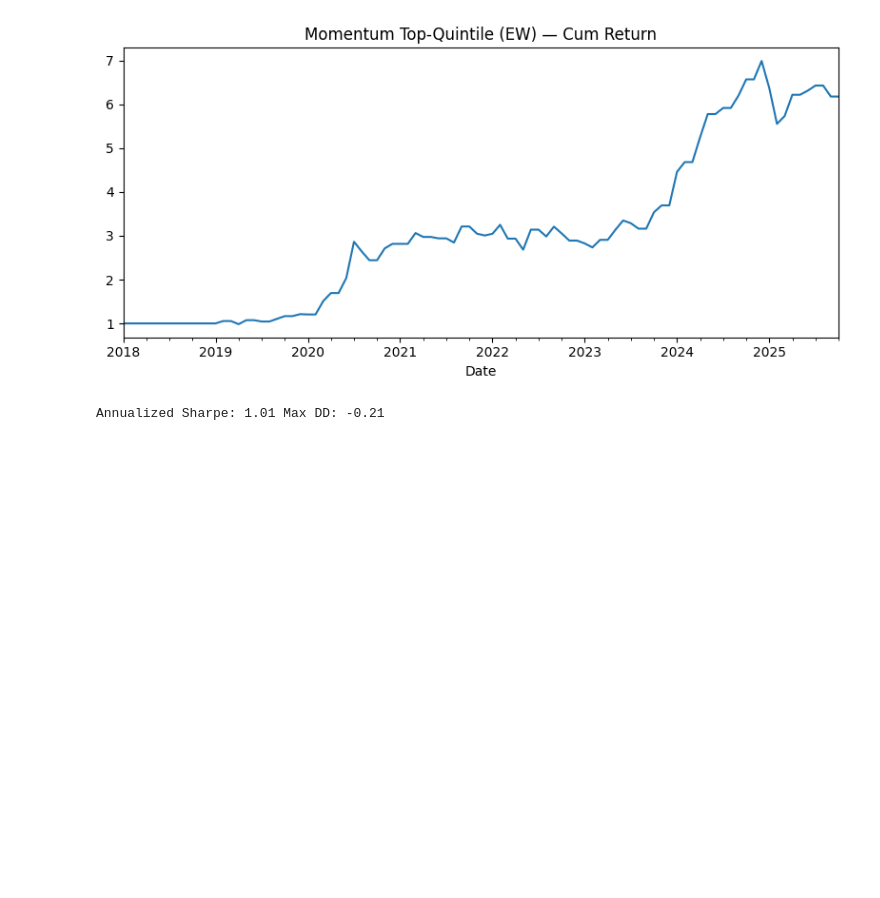
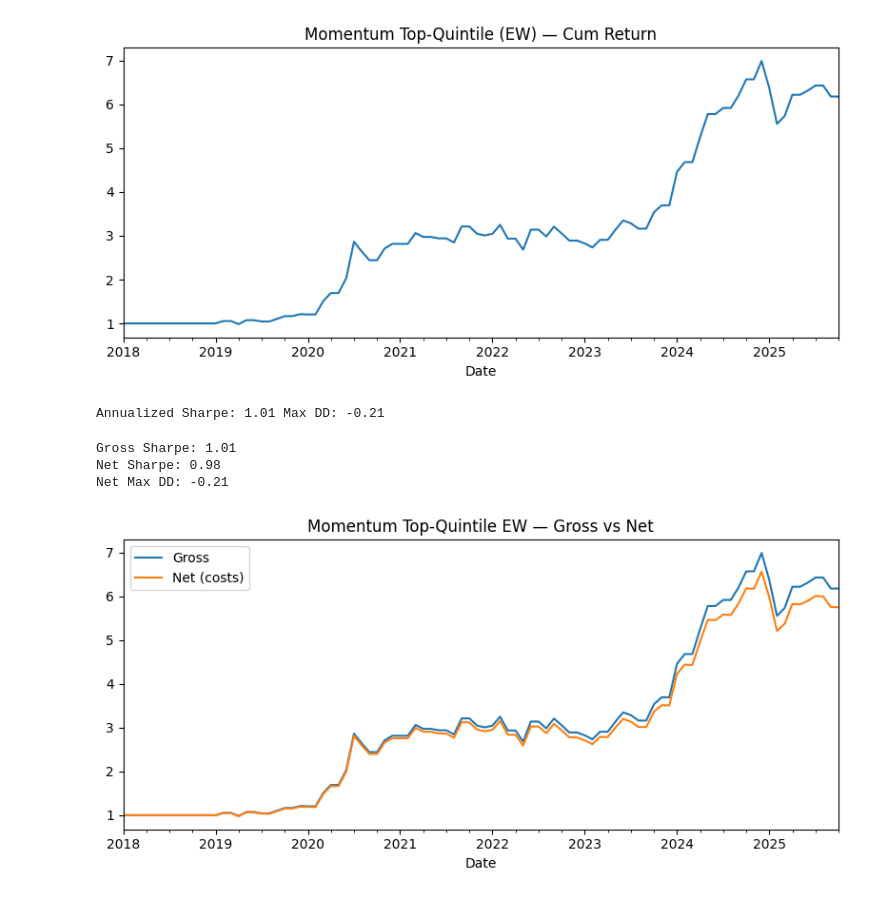
Before and after one commit to aarushburra123/quant-projects-2025, a Jupyter notebook: notebooks/02_factor_backtest.ipynb, the cells around one changed output. Drawn from its saved outputs; the diff is of its cells as text; code cells hidden in the pictures; blank space fills up the shorter version.

Commit message:
created top_quintile gross notebook

```diff
--- a/notebooks/02_factor_backtest.ipynb
+++ b/notebooks/02_factor_backtest.ipynb
@@ -38,0 +43,33 @@ Annualized Sharpe: 1.01 Max DD: -0.21
+# %%
+cost_per_turn = 0.0025
+w_monthly = w.reindex(ret_m.index).fillna(0.0)
+gross_port_ret = (w_monthly * ret_m).sum(axis=1).dropna()
+
+gross2, costs, net_port_ret = apply_costs(gross_port_ret, w, cost_per_turn)
+
+import numpy as np
+assert np.allclose(gross_port_ret.loc[gross2.index].values, gross2.values, atol=1e-12)
+
+gross_cum = (1 + gross2).cumprod()
+net_cum = (1 + net_port_ret).cumprod()
+
+def ann_sharpe(x):
+    return (x.mean() / x.std()) * (12 ** 0.5)
+
+print("Gross Sharpe:", round(ann_sharpe(gross2), 2))
+print("Net Sharpe:", round(ann_sharpe(net_port_ret), 2))
+print("Net Max DD:", round((net_cum / net_cum.cummax() - 1).min(), 2))
+
+fig, ax = plt.subplots(figsize=(8,4))
+gross_cum.plot(ax=ax, label="Gross")
+net_cum.plot(ax=ax, label="Net (costs)")
+ax.set_title("Momentum Top-Quintile EW — Gross vs Net")
+ax.legend()
+fig.tight_layout()
+fig.savefig("../results/mom_top_quintile_gross_vs_net.png", dpi=150)
+plt.show()
+# %% [output]
+Gross Sharpe: 1.01
+Net Sharpe: 0.98
+Net Max DD: -0.21
+[figure, added]
```
Also changed, not shown: parts of 1 cell of this notebook, 2 other files.
